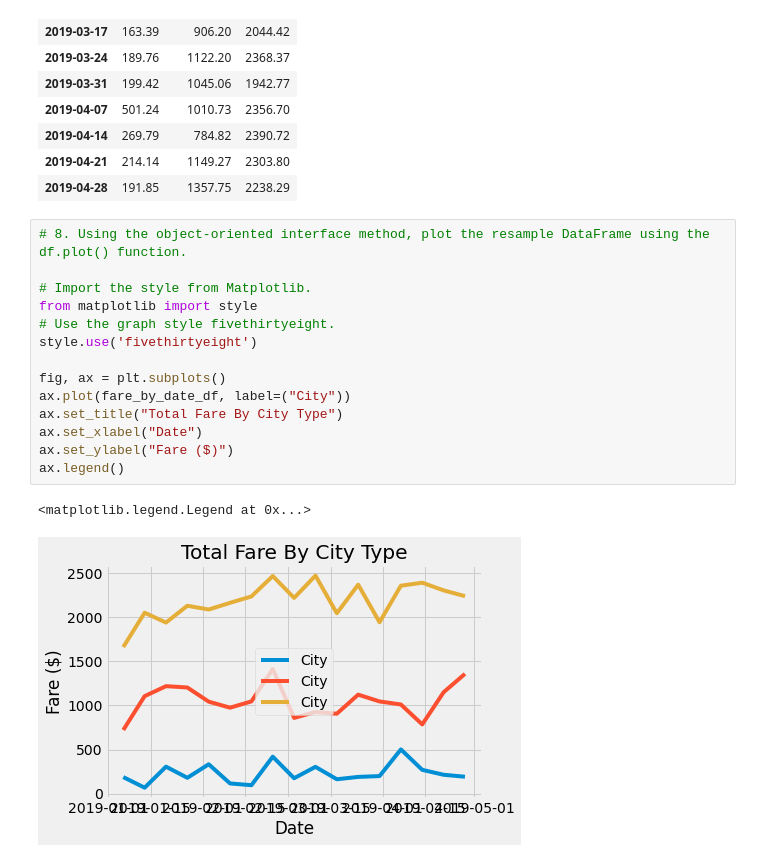
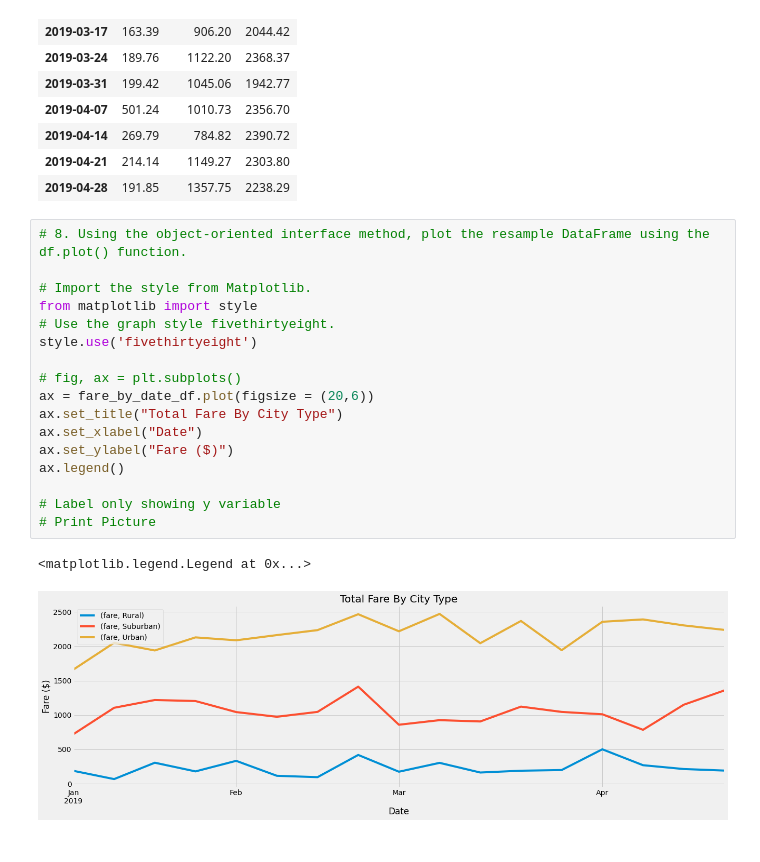
Before and after one commit to alysiawon/Pyber-Analysis, a Jupyter notebook: PyBer_Challenge.ipynb, the cells around one changed output. Saved outputs shown, nothing was run; the diff lists cells and outputs as text.

```diff
--- a/PyBer_Challenge.ipynb
+++ b/PyBer_Challenge.ipynb
@@ -275,17 +282,20 @@ fare_by_date_df
 # %%
 # 8. Using the object-oriented interface method, plot the resample DataFrame using the df.plot() function.
 
 # Import the style from Matplotlib.
 from matplotlib import style
 # Use the graph style fivethirtyeight.
 style.use('fivethirtyeight')
 
-fig, ax = plt.subplots()
-ax.plot(fare_by_date_df, label=("City"))
+# fig, ax = plt.subplots()
+ax = fare_by_date_df.plot(figsize = (20,6))
 ax.set_title("Total Fare By City Type")
 ax.set_xlabel("Date")
 ax.set_ylabel("Fare ($)")
 ax.legend()
+
+# Label only showing y variable
+# Print Picture
 # %% [output]
 <matplotlib.legend.Legend at 0x...>
-[figure, old version]
+[figure, new version]
```
Also changed, not shown: parts of 1 cell of this notebook, 1 other file.
